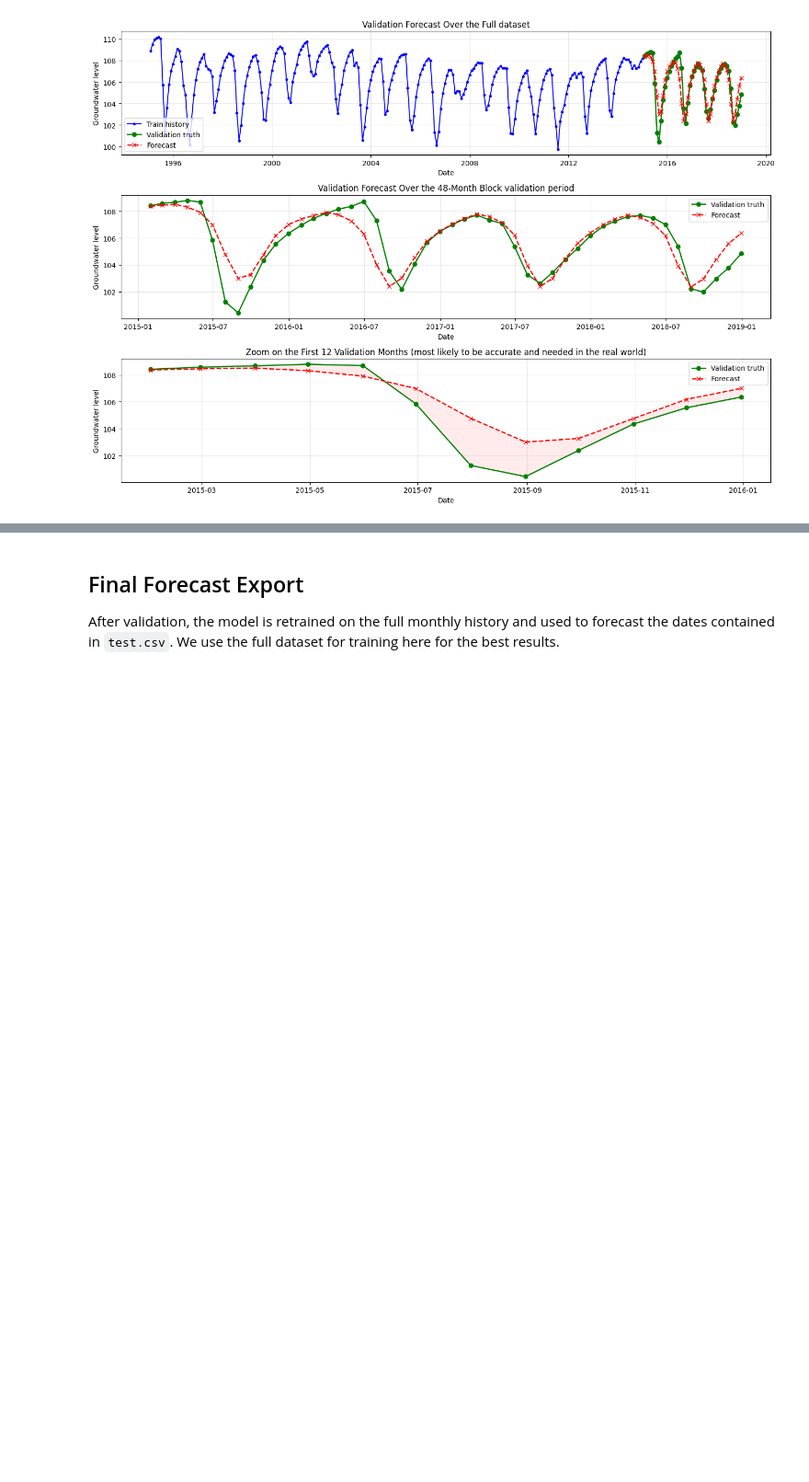
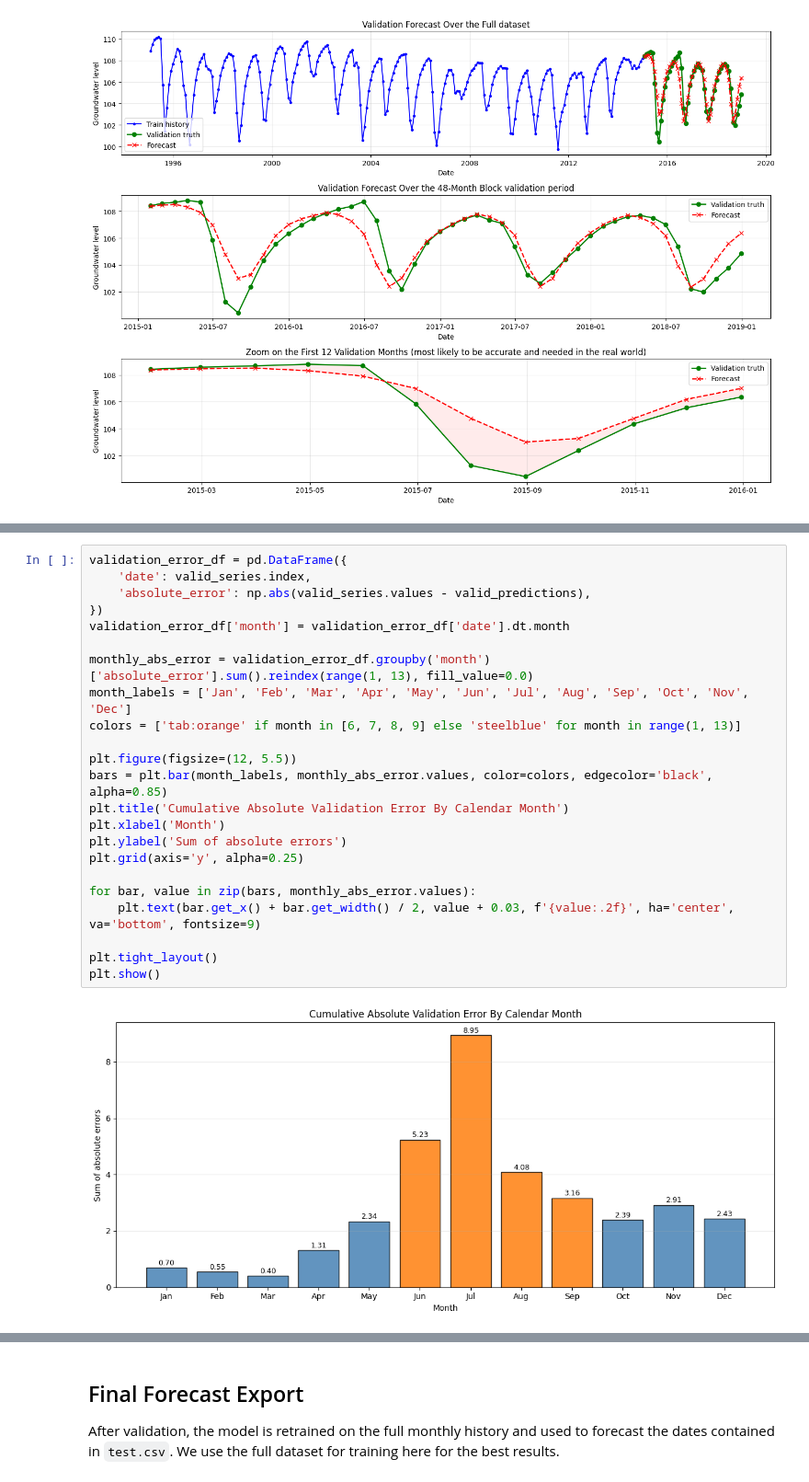
Before and after one commit to KylianLeplant/FinalLab, a Jupyter notebook: final_forecast.ipynb, the cells around one changed output, grey strips where cells are left out. Shown at 92% size. Saved outputs shown, nothing was run; the diff lists cells and outputs as text; blank space fills up the shorter version.

```diff
--- a/final_forecast.ipynb
+++ b/final_forecast.ipynb
@@ -195,3 +203,28 @@ plt.show()
+# %%
+validation_error_df = pd.DataFrame({
+    'date': valid_series.index,
+    'absolute_error': np.abs(valid_series.values - valid_predictions),
+})
+validation_error_df['month'] = validation_error_df['date'].dt.month
+
+monthly_abs_error = validation_error_df.groupby('month')['absolute_error'].sum().reindex(range(1, 13), fill_value=0.0)
+month_labels = ['Jan', 'Feb', 'Mar', 'Apr', 'May', 'Jun', 'Jul', 'Aug', 'Sep', 'Oct', 'Nov', 'Dec']
+colors = ['tab:orange' if month in [6, 7, 8, 9] else 'steelblue' for month in range(1, 13)]
+
+plt.figure(figsize=(12, 5.5))
+bars = plt.bar(month_labels, monthly_abs_error.values, color=colors, edgecolor='black', alpha=0.85)
+plt.title('Cumulative Absolute Validation Error By Calendar Month')
+plt.xlabel('Month')
+plt.ylabel('Sum of absolute errors')
+plt.grid(axis='y', alpha=0.25)
+
+for bar, value in zip(bars, monthly_abs_error.values):
+    plt.text(bar.get_x() + bar.get_width() / 2, value + 0.03, f'{value:.2f}', ha='center', va='bottom', fontsize=9)
+
+plt.tight_layout()
+plt.show()
+# %% [output]
+[figure, added]
 # %% [markdown]
 ## Data analysis
 
```
Also changed, not shown: parts of 8 cells of this notebook, 1 other file.
